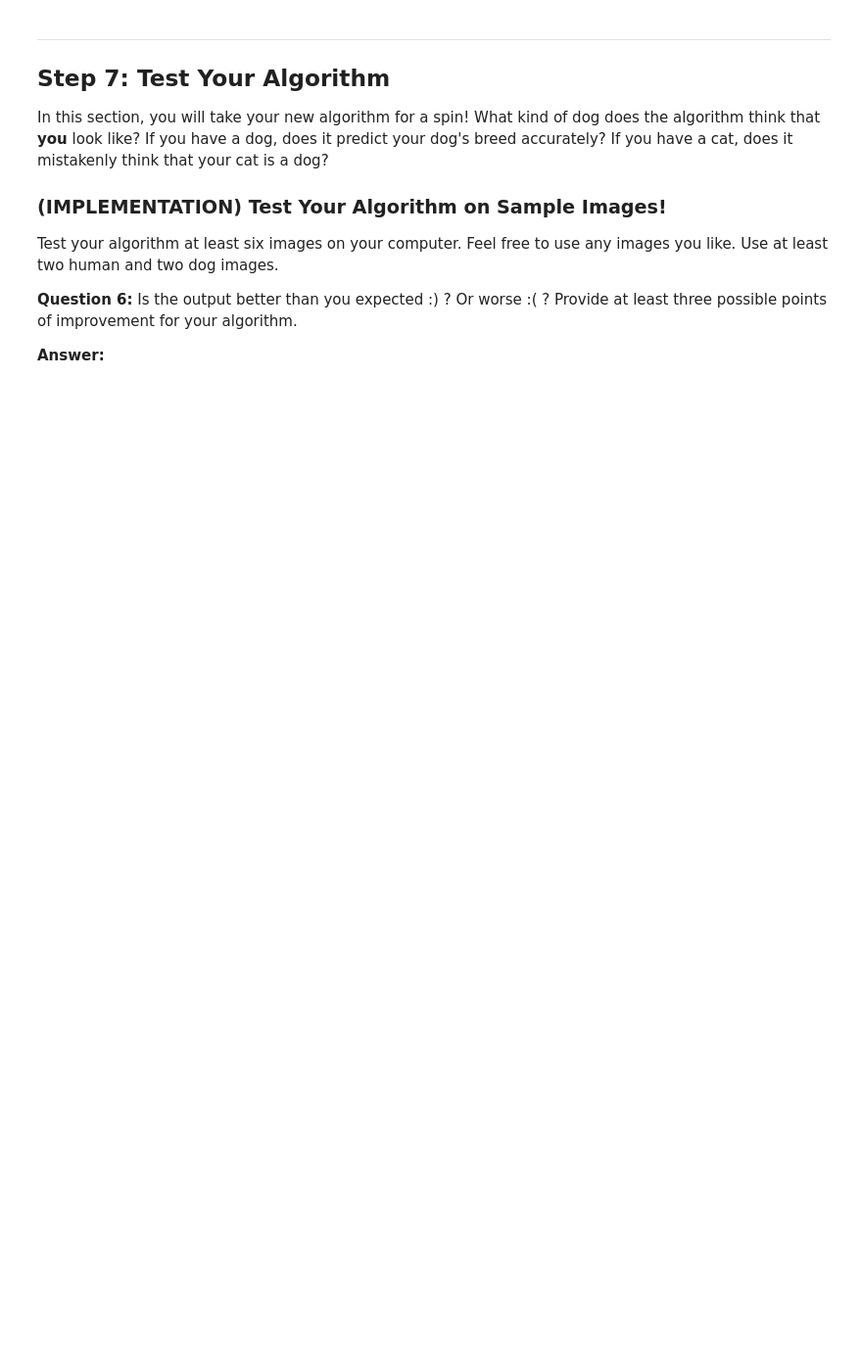
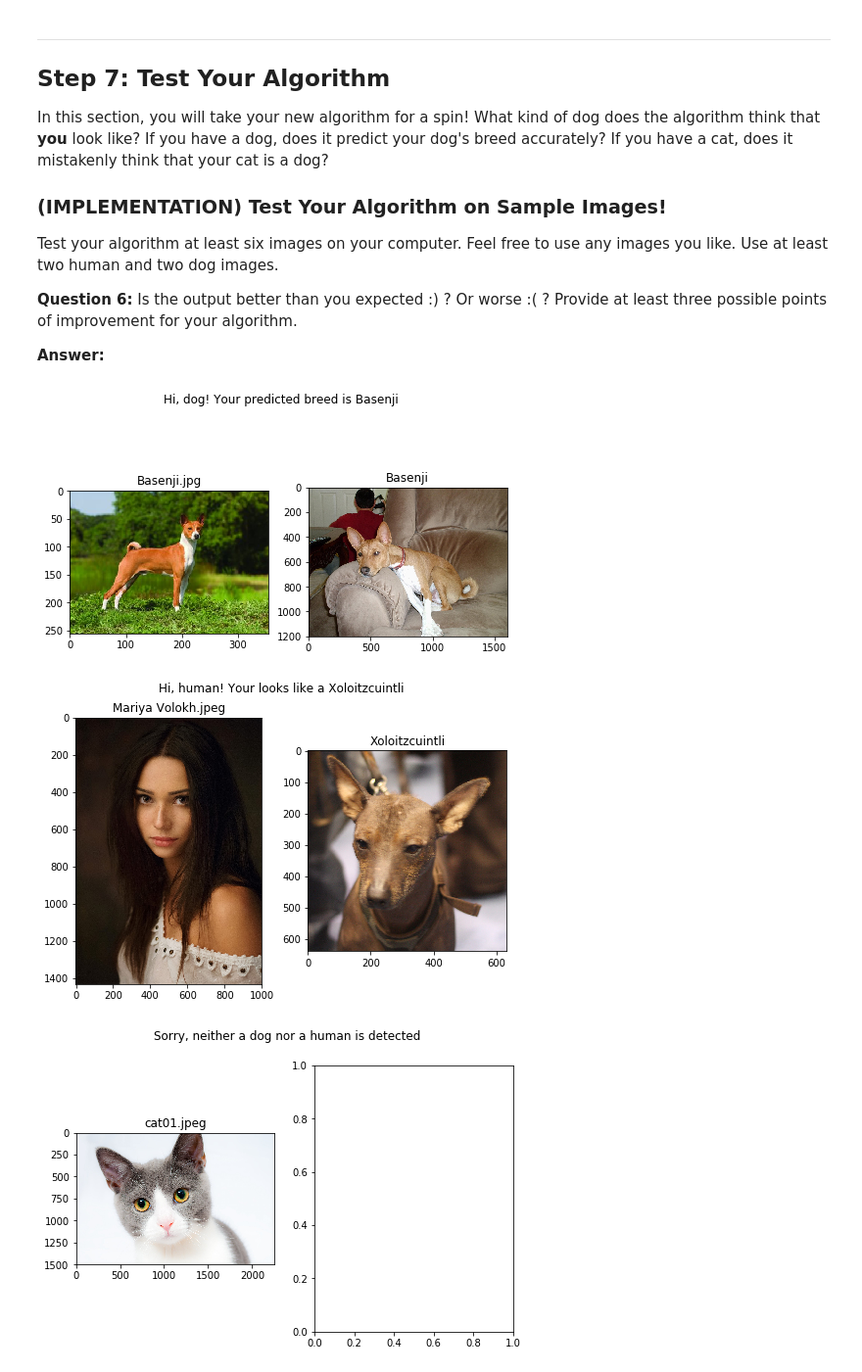
Before and after one commit to wanghsinwei/dog-project, a Jupyter notebook: dog_app.ipynb, the cells around one changed output. Shown at 98% size. Saved outputs shown, nothing was run; the diff lists cells and outputs as text; code cells hidden in the pictures; blank space fills up the shorter version.

```diff
--- a/dog_app.ipynb
+++ b/dog_app.ipynb
@@ -664,0 +700,14 @@ __Answer:__
+# %%
+from keras.layers import Conv2D, MaxPooling2D, GlobalAveragePooling2D
+from keras.layers import Dropout, Flatten, Dense
+from keras.models import Sequential
+
+### TODO: Define your architecture.
+Xception_model = Sequential()
+
+Xception_model.add(GlobalAveragePooling2D(input_shape=train_Xception.shape[1:]))
+Xception_model.add(Dense(256, activation='relu'))
+Xception_model.add(Dropout(0.3))
+Xception_model.add(Dense(133, activation='softmax'))
+
+Xception_model.summary()
@@ -666,6 +731,7 @@ __Answer:__
 ### (IMPLEMENTATION) Compile the Model
 # %%
 ### TODO: Compile the model.
+Xception_model.compile(loss='categorical_crossentropy', optimizer='adam', metrics=['accuracy'])
 # %% [markdown]
 ### (IMPLEMENTATION) Train the Model
 
@@ -678,6 +788,7 @@ You are welcome to [augment the training data](https://blog.keras.io/building-po
 ### (IMPLEMENTATION) Load the Model with the Best Validation Loss
 # %%
 ### TODO: Load the model weights with the best validation loss.
+Xception_model.load_weights('saved_models/weights.best.Xception.hdf5')
 # %% [markdown]
 ### (IMPLEMENTATION) Test the Model
 
@@ -702,6 +821,22 @@ where `{network}`, in the above filename, should be one of `VGG19`, `Resnet50`,
 # %%
 ### TODO: Write a function that takes a path to an image as input
 ### and returns the dog breed that is predicted by the model.
+
+from extract_bottleneck_features import *
+
+def Xception_predict_breed_index(img_path):
+    # extract bottleneck features
+    bottleneck_feature = extract_Xception(path_to_tensor(img_path))
+    # obtain predicted vector
+    predicted_vector = Xception_model.predict(bottleneck_feature)
+    # return dog breed that is predicted by the model
+    return np.argmax(predicted_vector)
+
+def Xception_predict_breed(img_path):
+    return dog_names[Xception_predict_breed_index(img_path)]
+
+def get_breed_by_index(index):
+    return dog_names[index]
 # %% [markdown]
 ---
 <a id='step6'></a>
@@ -740,4 +915,13 @@ __Answer:__
 # %%
 ## TODO: Execute your algorithm from Step 6 on
 ## at least 6 images on your computer.
 ## Feel free to use as many code cells as needed.
+
+test_images = [img for img in sorted(glob("test_images/*"))]
+
+for img in test_images:
+    predict(img)
+# %% [output]
+[figure, added]
+[figure, added]
+[figure, added]
```
Also changed, not shown: parts of 15 cells of this notebook, 7 other files.
